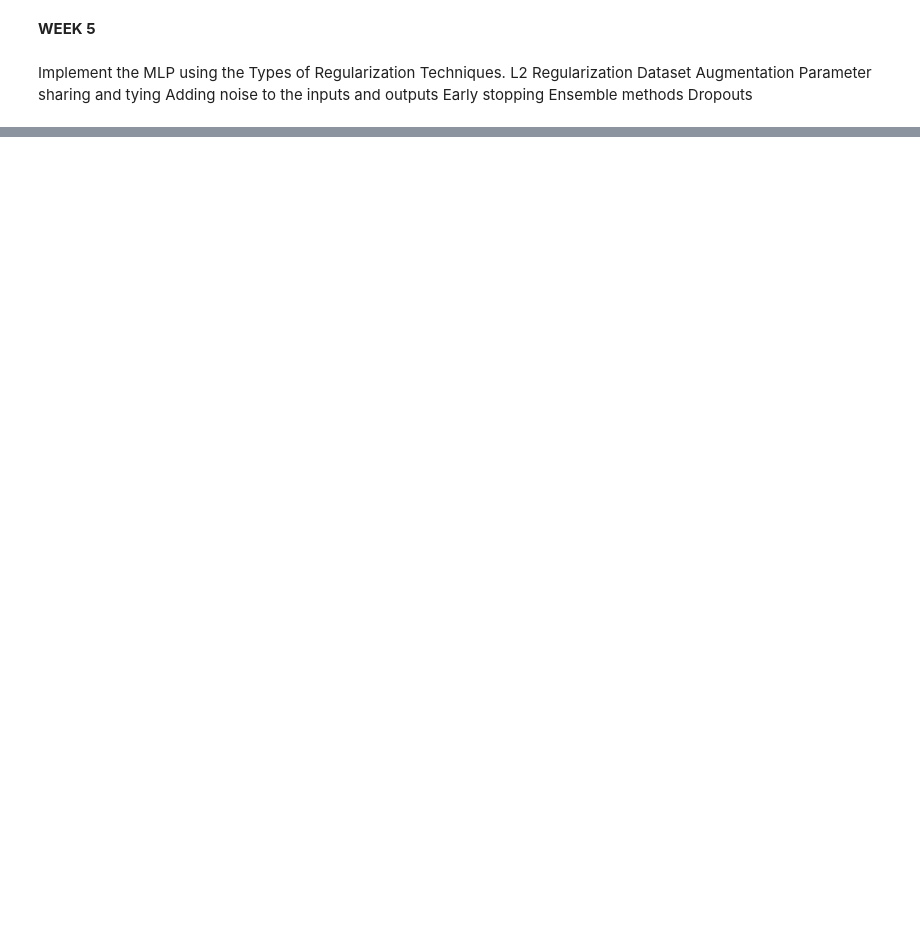
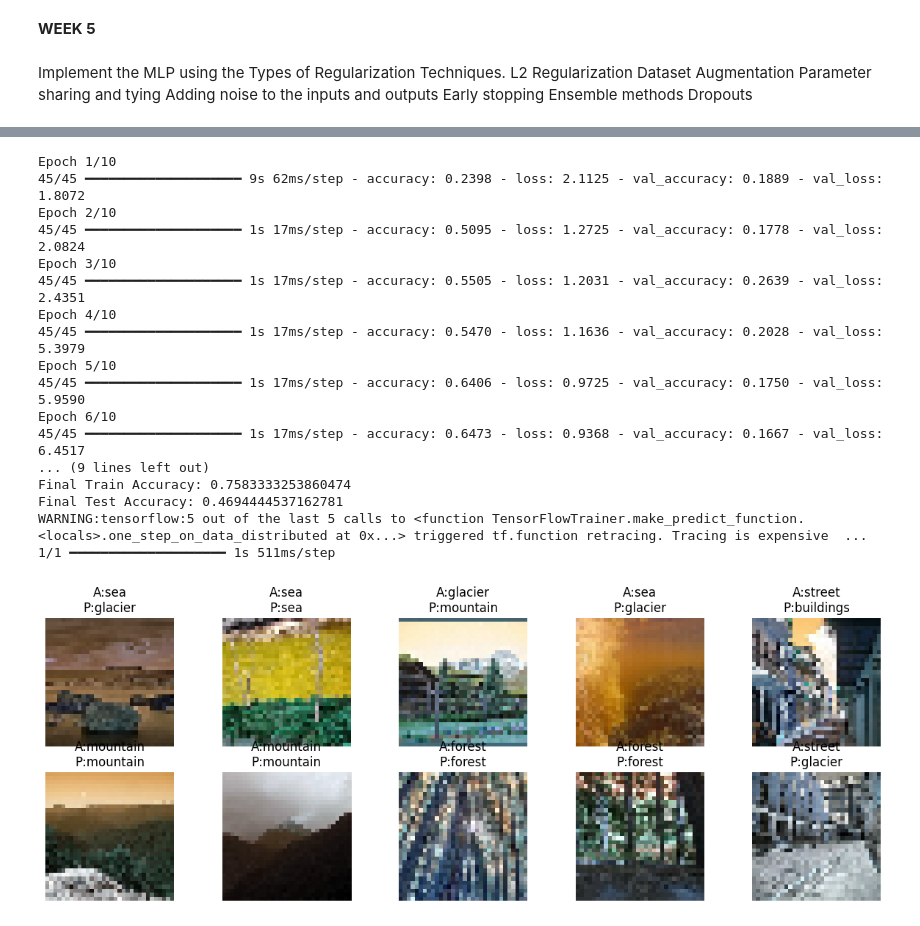
Before and after one commit to RithwikMohan/DeepLearning, a Jupyter notebook: DL_Assignment.ipynb, the cells around one changed output, grey strips where cells are left out. Drawn from its saved outputs; the diff is of its cells as text; code cells hidden in the pictures; blank space fills up the shorter version.

```diff
--- a/DL_Assignment.ipynb
+++ b/DL_Assignment.ipynb
@@ -657,0 +1097,79 @@ Parameter Sharing Accuracy: 0.5249999761581421
+# %%
+from tensorflow.keras import layers, models
+
+# 🔹 Define AlexNet Model
+def alexnet():
+    model = models.Sequential([
+        layers.Input(shape=(32,32,3)),
+
+        layers.Conv2D(96, (3,3), activation='relu'),
+        layers.BatchNormalization(),
+        layers.MaxPooling2D(pool_size=(2,2)),
+
+        layers.Conv2D(256, (3,3), activation='relu'),
+        layers.BatchNormalization(),
+        layers.MaxPooling2D(pool_size=(2,2)),
+
+        layers.Conv2D(384, (3,3), activation='relu', padding='same'),
+        layers.Conv2D(384, (3,3), activation='relu', padding='same'),
+        layers.Conv2D(256, (3,3), activation='relu', padding='same'),
+        layers.MaxPooling2D(pool_size=(2,2)),
+
+        layers.Flatten(),
+
+        layers.Dense(512, activation='relu'),
+        layers.Dropout(0.5),
+
+        layers.Dense(512, activation='relu'),
+        layers.Dropout(0.5),
+
+        layers.Dense(len(classes), activation='softmax')
+    ])
+    return model
+
+
+# 🔹 Create Model
+model = alexnet()
+
+# 🔹 Compile Model
+model.compile(
+    optimizer='adam',
+    loss='sparse_categorical_crossentropy',
+    metrics=['accuracy']
+)
+
+
+history = model.fit(
+    X_train, y_train,
+    epochs=10,
+    validation_data=(X_test, y_test)
+)
+
+# 🔹 Final Train & Test Accuracy
+train_acc = history.history['accuracy'][-1]
+val_acc = history.history['val_accuracy'][-1]
+
+print("\nFinal Train Accuracy:", train_acc)
+print("Final Test Accuracy:", val_acc)
+
+# 🔹 Show Predictions
+show_predictions(model, X_test, y_test)
+# %% [output]
+Epoch 1/10
+45/45 ━━━━━━━━━━━━━━━━━━━━ 9s 62ms/step - accuracy: 0.2398 - loss: 2.1125 - val_accuracy: 0.1889 - val_loss: 1.8072
+Epoch 2/10
+45/45 ━━━━━━━━━━━━━━━━━━━━ 1s 17ms/step - accuracy: 0.5095 - loss: 1.2725 - val_accuracy: 0.1778 - val_loss: 2.0824
+Epoch 3/10
+45/45 ━━━━━━━━━━━━━━━━━━━━ 1s 17ms/step - accuracy: 0.5505 - loss: 1.2031 - val_accuracy: 0.2639 - val_loss: 2.4351
+Epoch 4/10
+45/45 ━━━━━━━━━━━━━━━━━━━━ 1s 17ms/step - accuracy: 0.5470 - loss: 1.1636 - val_accuracy: 0.2028 - val_loss: 5.3979
+Epoch 5/10
+45/45 ━━━━━━━━━━━━━━━━━━━━ 1s 17ms/step - accuracy: 0.6406 - loss: 0.9725 - val_accuracy: 0.1750 - val_loss: 5.9590
+Epoch 6/10
+45/45 ━━━━━━━━━━━━━━━━━━━━ 1s 17ms/step - accuracy: 0.6473 - loss: 0.9368 - val_accuracy: 0.1667 - val_loss: 6.4517
+... (9 lines left out)
+Final Train Accuracy: 0.7583333253860474
+Final Test Accuracy: 0.4694444537162781
+WARNING:tensorflow:5 out of the last 5 calls to <function TensorFlowTrainer.make_predict_function.<locals>.one_step_on_data_distributed at 0x...> triggered tf.function retracing. Tracing is expensive  ...
+1/1 ━━━━━━━━━━━━━━━━━━━━ 1s 511ms/step
+[figure, added]
```
Also changed, not shown: parts of 80 cells of this notebook.
